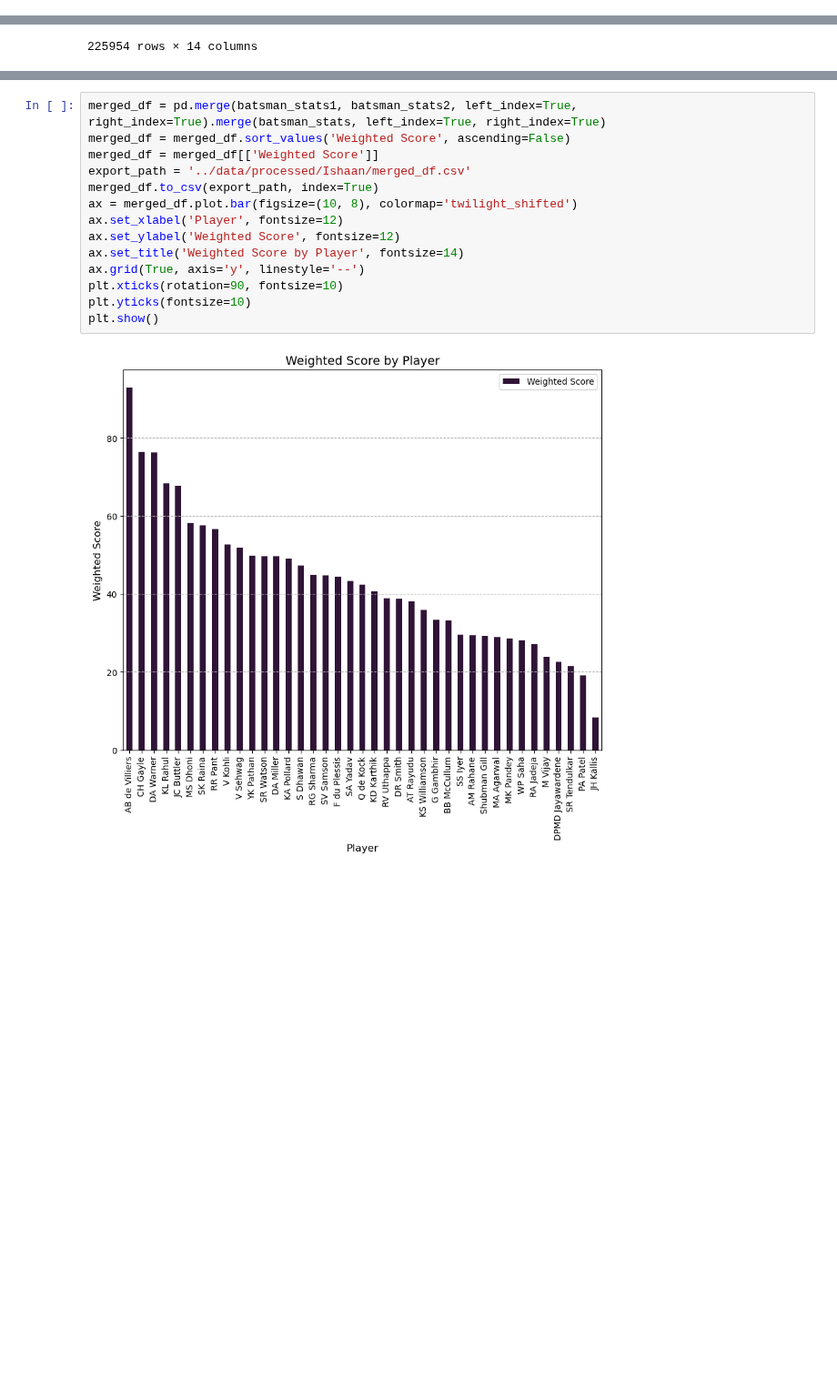
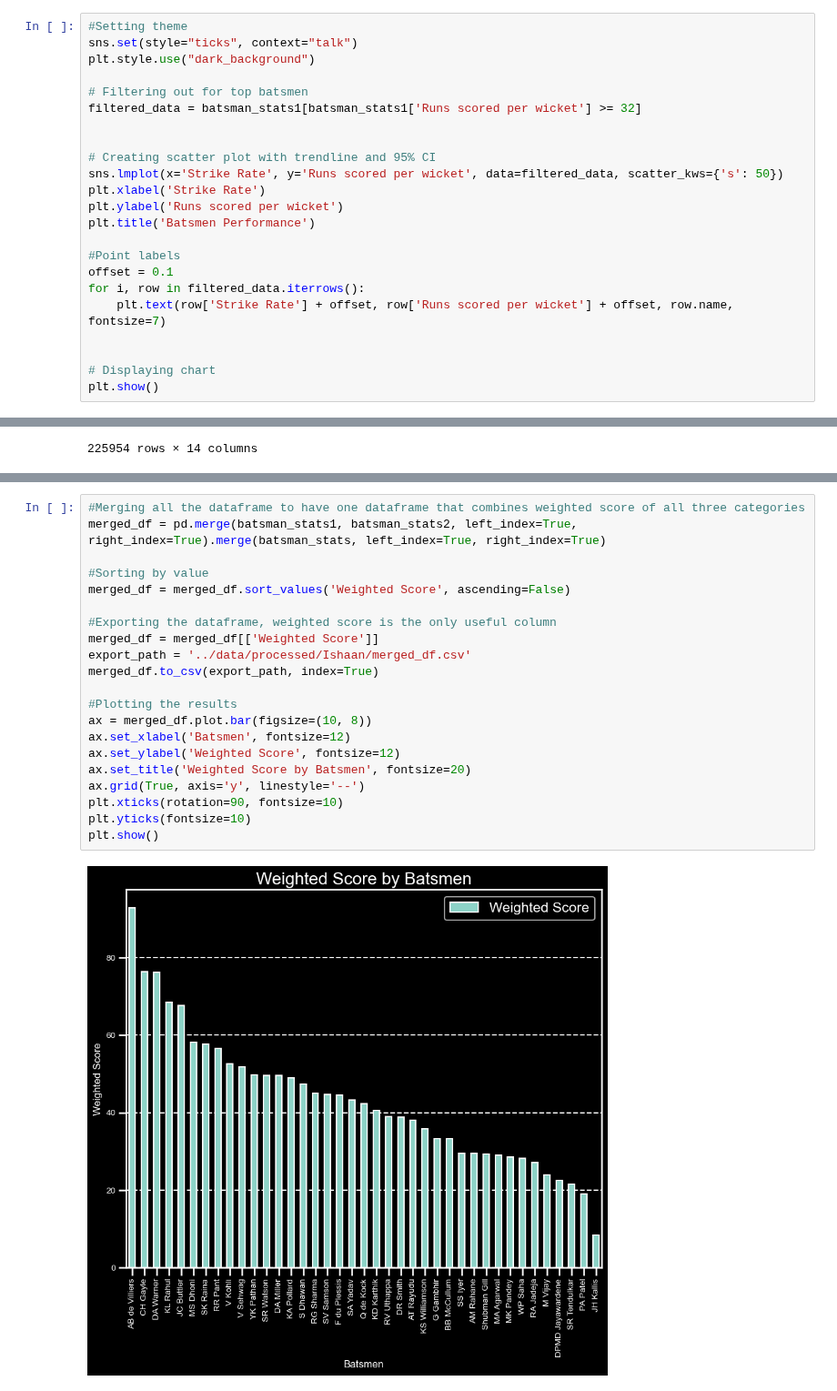
Before and after one commit to ubco-W2022T2-data301/project-group-group60, a Jupyter notebook: analysis/analysis1.ipynb, the cells around one changed output, grey strips where cells are left out. Shown at 91% size. Saved outputs shown, nothing was run; the diff lists cells and outputs as text; blank space fills up the shorter version.

```diff
--- a/analysis/analysis1.ipynb
+++ b/analysis/analysis1.ipynb
@@ -151,0 +177,23 @@ plt.show()
+# %%
+#Setting theme
+sns.set(style="ticks", context="talk")
+plt.style.use("dark_background")
+
+# Filtering out for top batsmen
+filtered_data = batsman_stats1[batsman_stats1['Runs scored per wicket'] >= 32]
+
+
+# Creating scatter plot with trendline and 95% CI
+sns.lmplot(x='Strike Rate', y='Runs scored per wicket', data=filtered_data, scatter_kws={'s': 50})
+plt.xlabel('Strike Rate')
+plt.ylabel('Runs scored per wicket')
+plt.title('Batsmen Performance')
+
+#Point labels
+offset = 0.1
+for i, row in filtered_data.iterrows():
+    plt.text(row['Strike Rate'] + offset, row['Runs scored per wicket'] + offset, row.name, fontsize=7)
+
+
+# Displaying chart
+plt.show()
@@ -357,18 +394,25 @@ batsman_stats2.head(25)
 | SO Hetmyer | 7 | 118 | 87 | 4 | 135.632184 | 29.500000 | 4.748 |
 | Q de Kock | 4 | 95 | 61 | 4 | 155.737705 | 23.750000 | 4.576 |
 # %%
+#Merging all the dataframe to have one dataframe that combines weighted score of all three categories
 merged_df = pd.merge(batsman_stats1, batsman_stats2, left_index=True, right_index=True).merge(batsman_stats, left_index=True, right_index=True)
+
+#Sorting by value
 merged_df = merged_df.sort_values('Weighted Score', ascending=False)
+
+#Exporting the dataframe, weighted score is the only useful column
 merged_df = merged_df[['Weighted Score']]
 export_path = '../data/processed/Ishaan/merged_df.csv'
 merged_df.to_csv(export_path, index=True)
-ax = merged_df.plot.bar(figsize=(10, 8), colormap='twilight_shifted')
-ax.set_xlabel('Player', fontsize=12)
+
+#Plotting the results
+ax = merged_df.plot.bar(figsize=(10, 8))
+ax.set_xlabel('Batsmen', fontsize=12)
 ax.set_ylabel('Weighted Score', fontsize=12)
-ax.set_title('Weighted Score by Player', fontsize=14)
+ax.set_title('Weighted Score by Batsmen', fontsize=20)
 ax.grid(True, axis='y', linestyle='--')
 plt.xticks(rotation=90, fontsize=10)
 plt.yticks(fontsize=10)
 plt.show()
 # %% [output]
-[figure, old version]
+[figure, new version]
```
Also changed, not shown: parts of 37 cells of this notebook, 2 other files.
